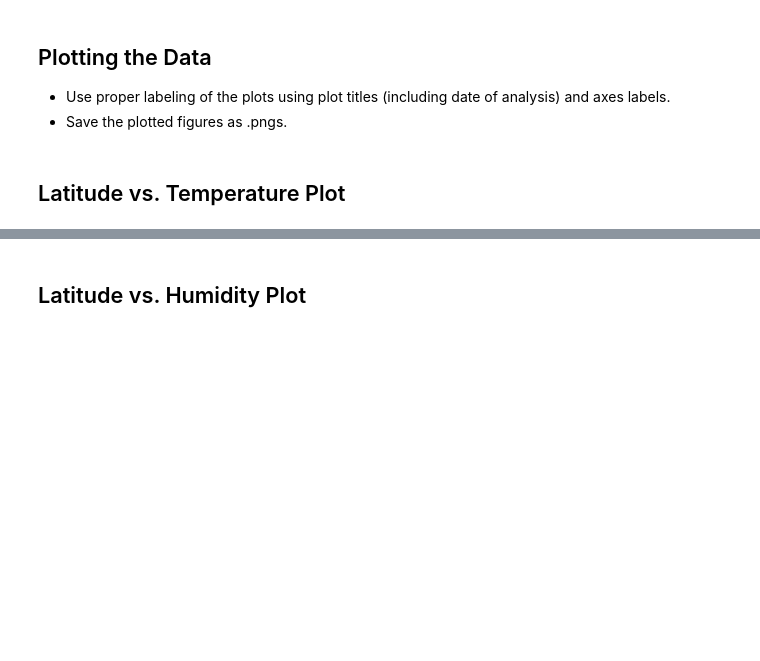
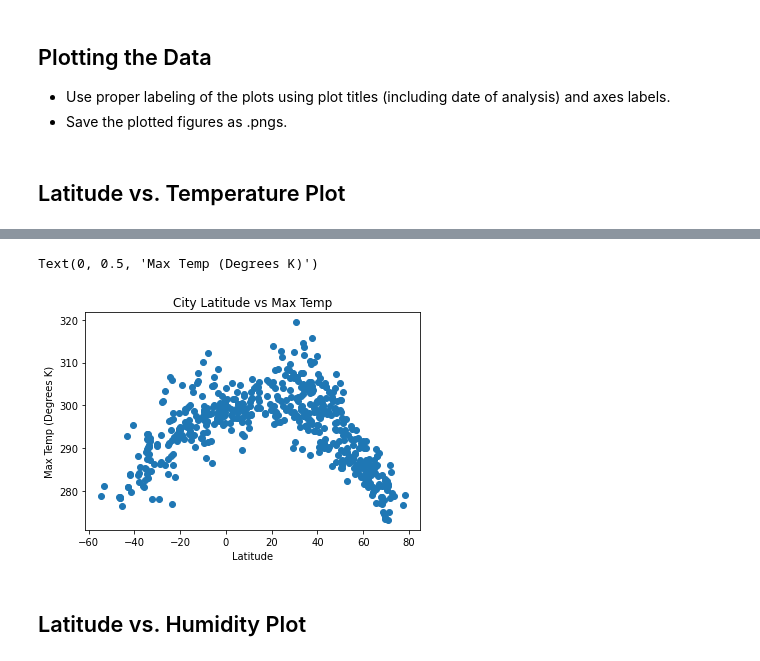
Before and after one commit to drrobb04/python-api-challenge, a Jupyter notebook: WeatherPy/WeatherPy.ipynb, the cells around one changed output, grey strips where cells are left out. Drawn from its saved outputs; the diff is of its cells as text; code cells hidden in the pictures; blank space fills up the shorter version.

Commit message:
data plots

```diff
--- a/WeatherPy/WeatherPy.ipynb
+++ b/WeatherPy/WeatherPy.ipynb
@@ -178,2 +175,11 @@ filtered_df
+# %%
+plt.scatter(data_df["lat"], data_df["max temp"])
+plt.title("City Latitude vs Max Temp")
+plt.xlabel("Latitude")
+plt.ylabel("Max Temp (Degrees K)")
+plt.savefig("temp_plot.png")
+# %% [output]
+Text(0, 0.5, 'Max Temp (Degrees K)')
+[figure, added]
 # %% [markdown]
 ## Latitude vs. Humidity Plot
```
Also changed, not shown: parts of 7 cells of this notebook, 4 other files.
